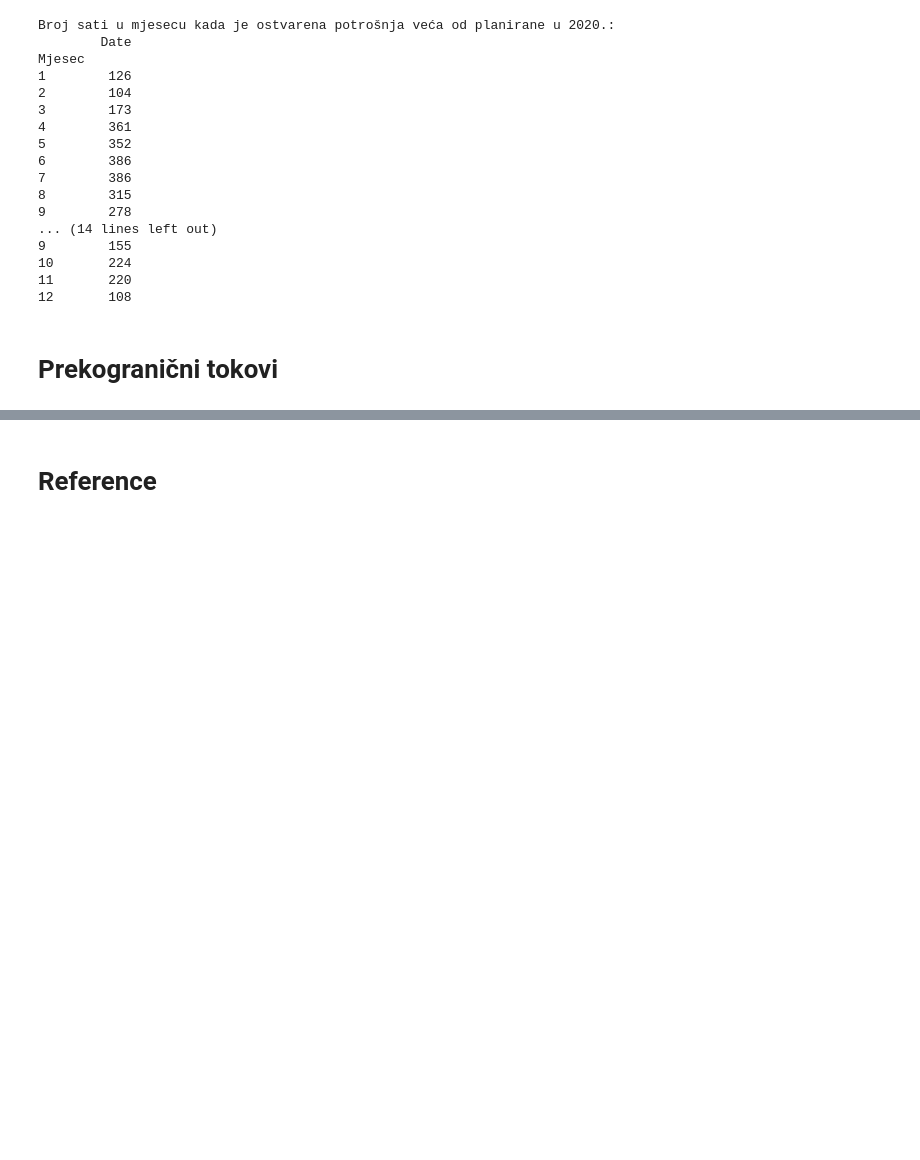
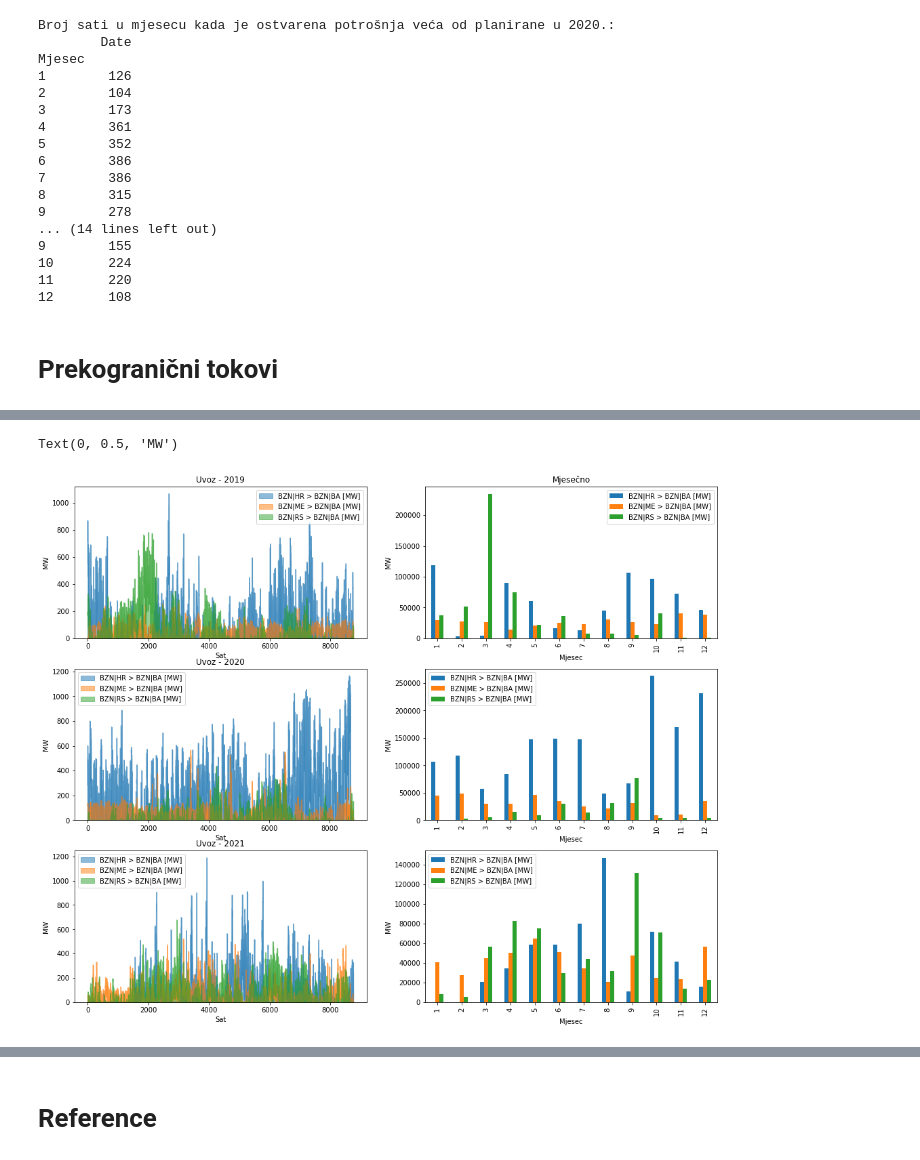
Before and after one commit to ehlimana/Electricity-analysis, a Jupyter notebook: Elec_load_profile_2015_16_17_18_19.ipynb, the cells around one changed output, grey strips where cells are left out. Saved outputs shown, nothing was run; the diff lists cells and outputs as text; code cells hidden in the pictures; blank space fills up the shorter version.

```diff
--- a/Elec_load_profile_2015_16_17_18_19.ipynb
+++ b/Elec_load_profile_2015_16_17_18_19.ipynb
@@ -764,0 +998,4 @@ Mjesec
+# %%
+import_total_2019=pd.concat([cross_CRO_2019["Month"],cross_CRO_2019[col_cro[0]],cross_MNE_2019[cross_mne[0]],cross_SRB_2019[columns_srb[0]]],axis=1)
+import_total_2020=pd.concat([cross_CRO_2020["Month"],cross_CRO_2020[col_cro[0]],cross_MNE_2020[cross_mne[0]],cross_SRB_2020[columns_srb[0]]],axis=1)
+import_total_2021=pd.concat([cross_CRO_2021["Month"],cross_CRO_2021[col_cro[0]],cross_MNE_2021[cross_mne[0]],cross_SRB_2021[columns_srb[0]]],axis=1)
@@ -764,0 +1008,31 @@ Mjesec
+# %%
+fig,ax=plt.subplots(ncols=2,nrows=3,figsize=(17,14))
+total_col=import_total_2019.columns[1:4]
+import_total_2019[total_col].plot(kind="area",stacked=False,ax=ax[0,0])
+import_total_2019.groupby("Month")[total_col].sum().plot(kind="bar",ax=ax[0,1])
+
+ax[0,0].set_title("Uvoz - 2019")
+ax[0,0].set_xlabel("Sat")
+ax[0,0].set_ylabel("MW")
+ax[0,1].set_title("Mjesečno")
+ax[0,1].set_xlabel("Mjesec")
+ax[0,1].set_ylabel("MW")
+
+import_total_2020[total_col].plot(kind="area",stacked=False,ax=ax[1,0])
+import_total_2020.groupby("Month")[total_col].sum().plot(kind="bar",ax=ax[1,1])
+ax[1,0].set_title("Uvoz - 2020")
+ax[1,0].set_xlabel("Sat")
+ax[1,0].set_ylabel("MW")
+ax[1,1].set_xlabel("Mjesec")
+ax[1,1].set_ylabel("MW")
+
+import_total_2021[total_col].plot(kind="area",stacked=False,ax=ax[2,0])
+import_total_2021.groupby("Month")[total_col].sum().plot(kind="bar",ax=ax[2,1])
+ax[2,0].set_title("Uvoz - 2021")
+ax[2,0].set_xlabel("Sat")
+ax[2,0].set_ylabel("MW")
+ax[2,1].set_xlabel("Mjesec")
+ax[2,1].set_ylabel("MW")
+# %% [output]
+Text(0, 0.5, 'MW')
+[figure, added]
```
Also changed, not shown: parts of 32 cells of this notebook, 2 other files.
